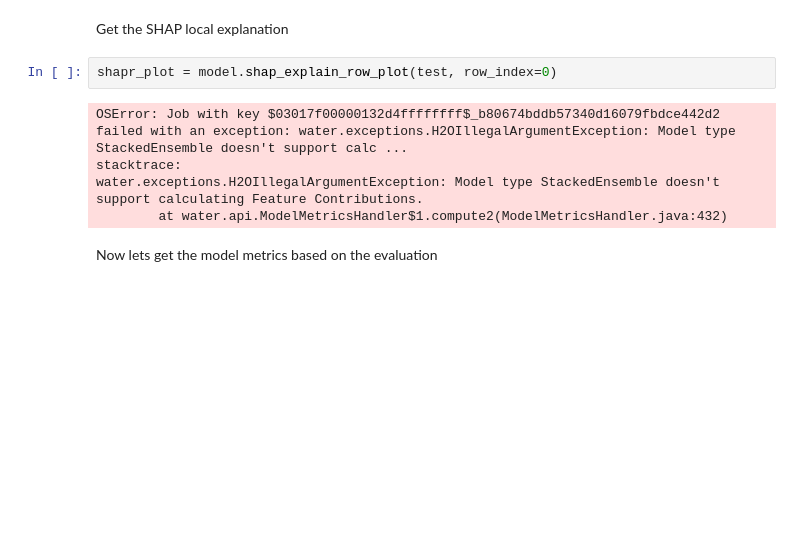
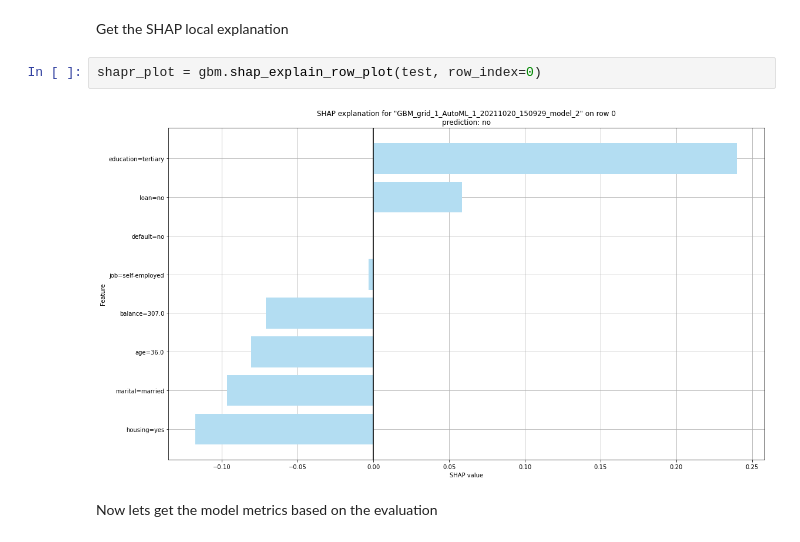
Before and after one commit to Christian-TD/AoaH2OBankingDemoModels, a Jupyter notebook: model_definitions/24e33e49-d5f0-42ce-900a-475520df4ce1/notebooks/Bank Marketing H2O.ipynb, the cells around one changed output. Saved outputs shown, nothing was run; the diff lists cells and outputs as text; blank space fills up the shorter version.

```diff
--- a/model_definitions/24e33e49-d5f0-42ce-900a-475520df4ce1/notebooks/Bank Marketing H2O.ipynb
+++ b/model_definitions/24e33e49-d5f0-42ce-900a-475520df4ce1/notebooks/Bank Marketing H2O.ipynb
@@ -630,12 +732,9 @@ water.exceptions.H2OIllegalArgumentException: Model type StackedEnsemble doesn't
 # %% [markdown]
 Get the SHAP local explanation
 # %%
-shapr_plot = model.shap_explain_row_plot(test, row_index=0)
+shapr_plot = gbm.shap_explain_row_plot(test, row_index=0)
 # %% [output]
-OSError: Job with key $03017f00000132d4ffffffff$_b80674bddb57340d16079fbdce442d2 failed with an exception: water.exceptions.H2OIllegalArgumentException: Model type StackedEnsemble doesn't support calc ...
-stacktrace:
-water.exceptions.H2OIllegalArgumentException: Model type StackedEnsemble doesn't support calculating Feature Contributions.
-        at water.api.ModelMetricsHandler$1.compute2(ModelMetricsHandler.java:432)
+[figure, added]
 # %% [markdown]
 Now lets get the model metrics based on the evaluation
 # %%
```
Also changed, not shown: parts of 39 cells of this notebook, 2 other files.
